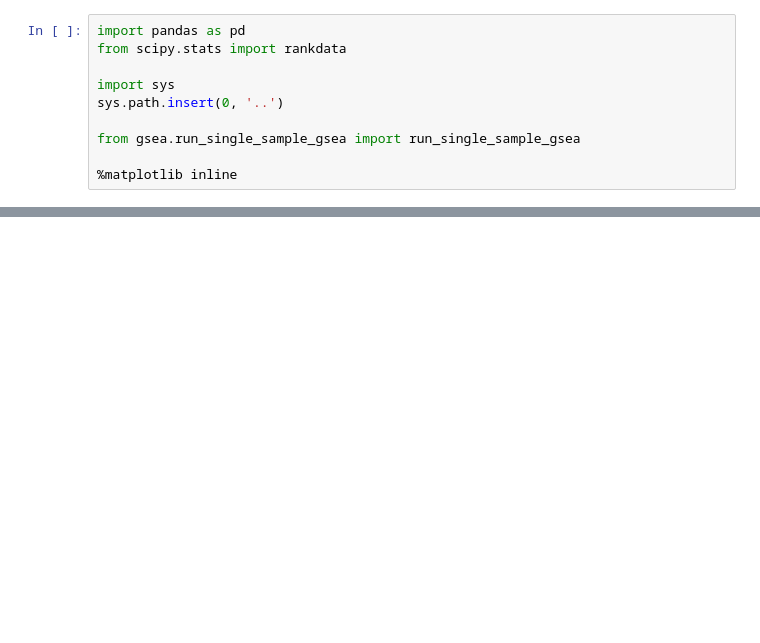
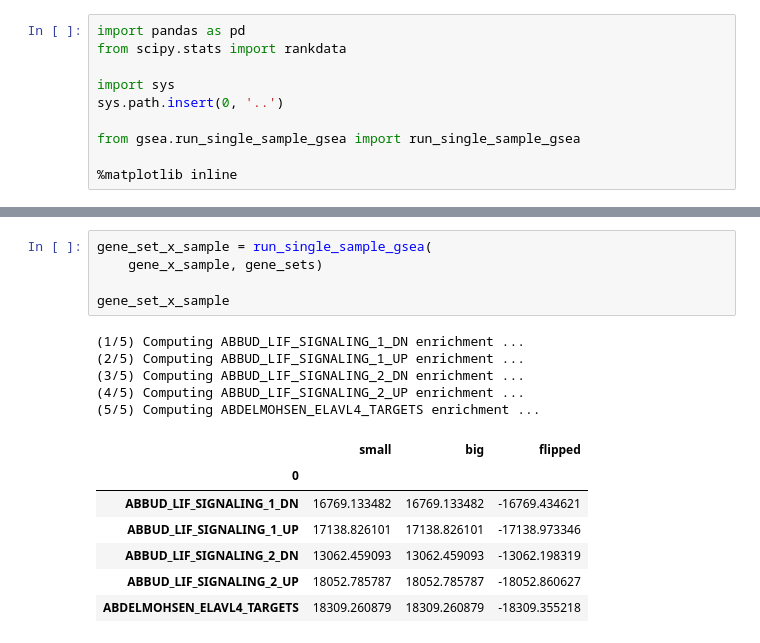
Before and after one commit to alex-wenzel/gsea, a Jupyter notebook: notebook/run_single_sample_gsea.ipynb, the cells around one changed output, grey strips where cells are left out. Saved outputs shown, nothing was run; the diff lists cells and outputs as text; blank space fills up the shorter version.

```diff
--- a/notebook/run_single_sample_gsea.ipynb
+++ b/notebook/run_single_sample_gsea.ipynb
@@ -53,3 +90,21 @@ gene_sets
 | ABBUD_LIF_SIGNALING_2_UP | ANGPT1 | ATP1B1 | C2CD4B | COL11A1 | DCN | DIO2 | EZR | FGFR1 | GPX2 | JUNB | ... | ... |
 | ABDELMOHSEN_ELAVL4_TARGETS | BCL2 | CAB39 | CASP3 | CDC42 | CDH2 | DLG4 | EIF2AK2 | ITGA1 | ITGB1 | KCNQ2 | ... | ... |
 5 rows × 46 columns
+# %%
+gene_set_x_sample = run_single_sample_gsea(
+    gene_x_sample, gene_sets)
+
+gene_set_x_sample
+# %% [output]
+(1/5) Computing ABBUD_LIF_SIGNALING_1_DN enrichment ...
+(2/5) Computing ABBUD_LIF_SIGNALING_1_UP enrichment ...
+(3/5) Computing ABBUD_LIF_SIGNALING_2_DN enrichment ...
+(4/5) Computing ABBUD_LIF_SIGNALING_2_UP enrichment ...
+(5/5) Computing ABDELMOHSEN_ELAVL4_TARGETS enrichment ...
+|  | small | big | flipped |
+| 0 |  |  |  |
+| ABBUD_LIF_SIGNALING_1_DN | 16769.133482 | 16769.133482 | -16769.434621 |
+| ABBUD_LIF_SIGNALING_1_UP | 17138.826101 | 17138.826101 | -17138.973346 |
+| ABBUD_LIF_SIGNALING_2_DN | 13062.459093 | 13062.459093 | -13062.198319 |
+| ABBUD_LIF_SIGNALING_2_UP | 18052.785787 | 18052.785787 | -18052.860627 |
+| ABDELMOHSEN_ELAVL4_TARGETS | 18309.260879 | 18309.260879 | -18309.355218 |
```
Also changed, not shown: parts of 7 cells of this notebook, 1 other file.
